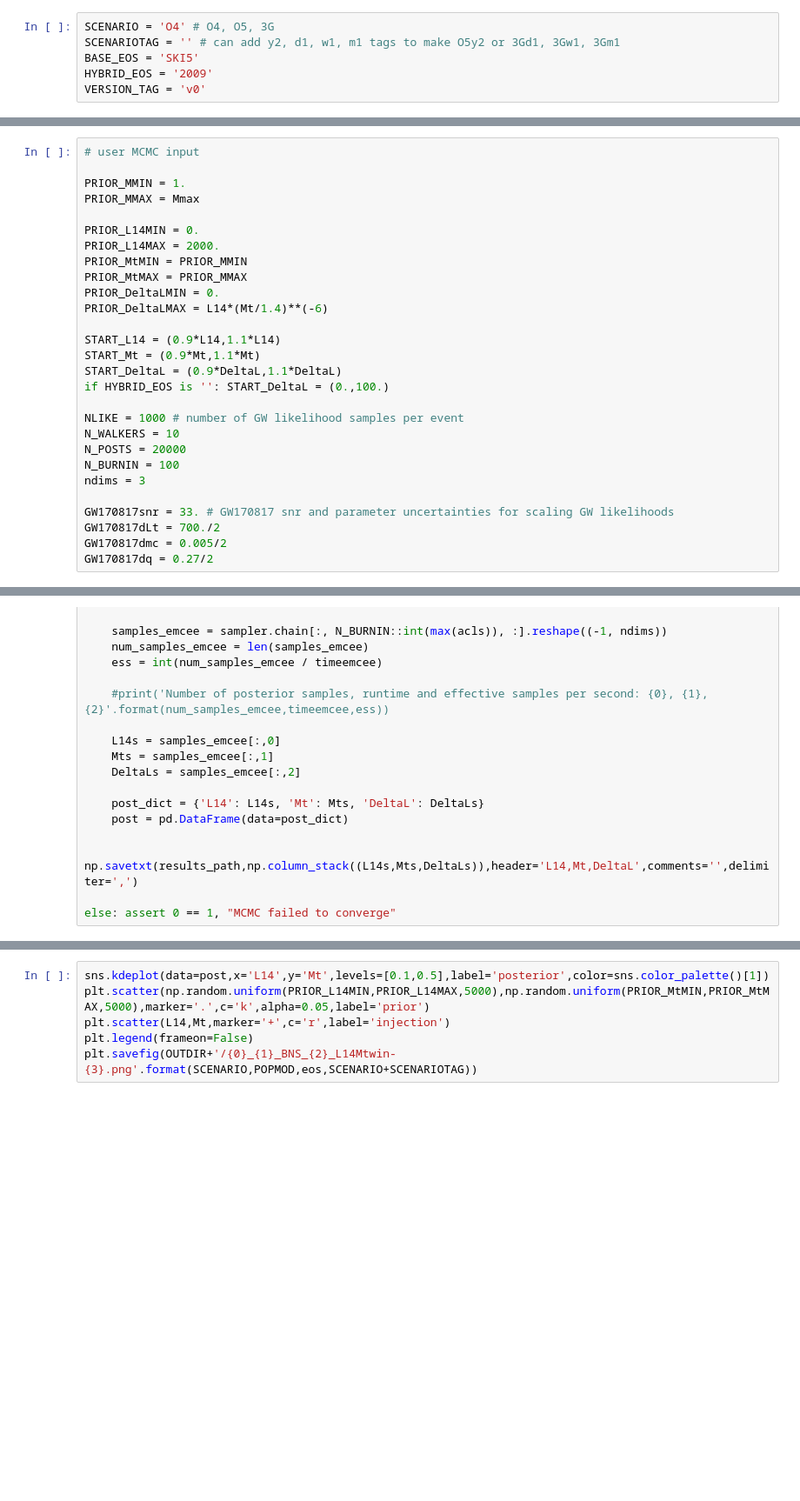
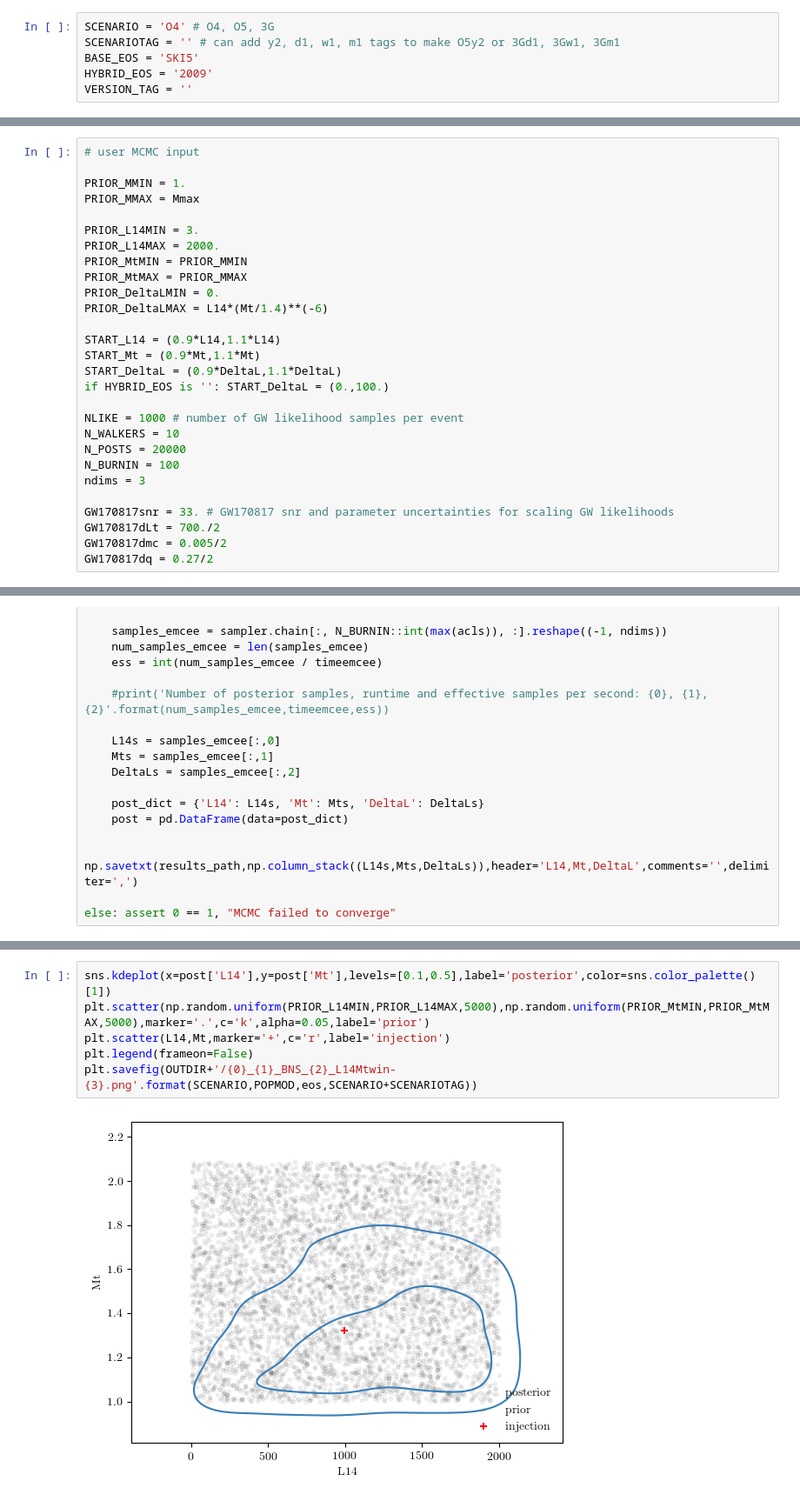
Before and after one commit to landryp/twin-stars, a Jupyter notebook: SimulateTwinStarInference.ipynb, the cells around one changed output, grey strips where cells are left out. Shown at 87% size. Saved outputs shown, nothing was run; the diff lists cells and outputs as text; blank space fills up the shorter version.

Commit message:
fix script plotting bugs

```diff
--- a/SimulateTwinStarInference.ipynb
+++ b/SimulateTwinStarInference.ipynb
@@ -24,7 +24,7 @@ SCENARIO = 'O4' # O4, O5, 3G
 SCENARIOTAG = '' # can add y2, d1, w1, m1 tags to make O5y2 or 3Gd1, 3Gw1, 3Gm1
 BASE_EOS = 'SKI5'
 HYBRID_EOS = '2009'
-VERSION_TAG = 'v0'
+VERSION_TAG = ''
 # %%
 # import bilby and lal
 
@@ -272,7 +253,7 @@ plt.savefig(OUTDIR+'/{0}_checkmLambdafit.png'.format(eos))
 PRIOR_MMIN = 1.
 PRIOR_MMAX = Mmax
 
-PRIOR_L14MIN = 0.
+PRIOR_L14MIN = 3.
 PRIOR_L14MAX = 2000.
 PRIOR_MtMIN = PRIOR_MMIN
 PRIOR_MtMAX = PRIOR_MMAX
@@ -679,7 +638,9 @@ trace_plot(sampler.chain,['L14','Mt','DeltaL'],N_BURNIN)
 # %%
-sns.kdeplot(data=post,x='L14',y='Mt',levels=[0.1,0.5],label='posterior',color=sns.color_palette()[1])
+sns.kdeplot(x=post['L14'],y=post['Mt'],levels=[0.1,0.5],label='posterior',color=sns.color_palette()[1])
 plt.scatter(np.random.uniform(PRIOR_L14MIN,PRIOR_L14MAX,5000),np.random.uniform(PRIOR_MtMIN,PRIOR_MtMAX,5000),marker='.',c='k',alpha=0.05,label='prior')
 plt.scatter(L14,Mt,marker='+',c='r',label='injection')
 plt.legend(frameon=False)
 plt.savefig(OUTDIR+'/{0}_{1}_BNS_{2}_L14Mtwin-{3}.png'.format(SCENARIO,POPMOD,eos,SCENARIO+SCENARIOTAG))
+# %% [output]
+[figure, added]
 # %%
```
Also changed, not shown: parts of 9 cells of this notebook, 1 other file.
